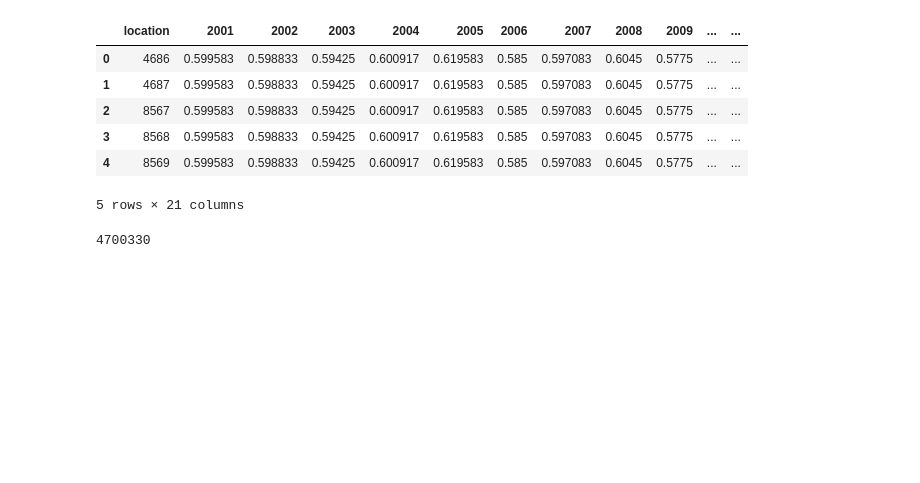
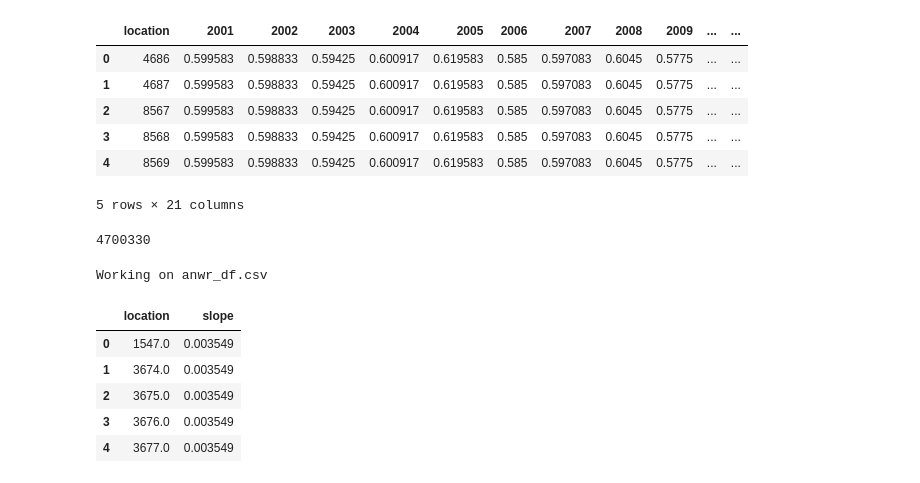
Before and after one commit to Aryal007/MODIS_NDVI_Alaska, a Jupyter notebook: 6_get_plot_inputs.ipynb, the cells around one changed output. Cells and saved outputs as stored; diff of their text form; code cells hidden in the pictures; blank space fills up the shorter version.

```diff
--- a/6_get_plot_inputs.ipynb
+++ b/6_get_plot_inputs.ipynb
@@ -119,0 +131,22 @@ dropped_df.to_csv("./modis/final_numpy/ivotuk_south_df.csv", index=False)
+# %%
+csvs = ["anwr_df.csv", "ivotuk_north_df.csv", "ivotuk_south_df.csv", "prudhoebay_df.csv"]
+
+for csv in csvs:
+    df = pd.read_csv(f"./modis/final_numpy/{csv}")
+    print(f"Working on {csv}")
+    linreg_df = get_linreg_slope(df)
+    outfile = csv.replace("_df", "_linregress_df")
+    linreg_df.to_csv(f"./modis/final_numpy/{outfile}", index=False)
+# %% [output]
+Working on anwr_df.csv
+# %%
+fname = "./modis/final_numpy/anwr_linregress_df.csv"
+df = pd.read_csv(fname)
+df.head()
+# %% [output]
+|  | location | slope |
+| 0 | 1547.0 | 0.003549 |
+| 1 | 3674.0 | 0.003549 |
+| 2 | 3675.0 | 0.003549 |
+| 3 | 3676.0 | 0.003549 |
+| 4 | 3677.0 | 0.003549 |
```
Also changed, not shown: parts of 1 cell of this notebook, 1 other file.
